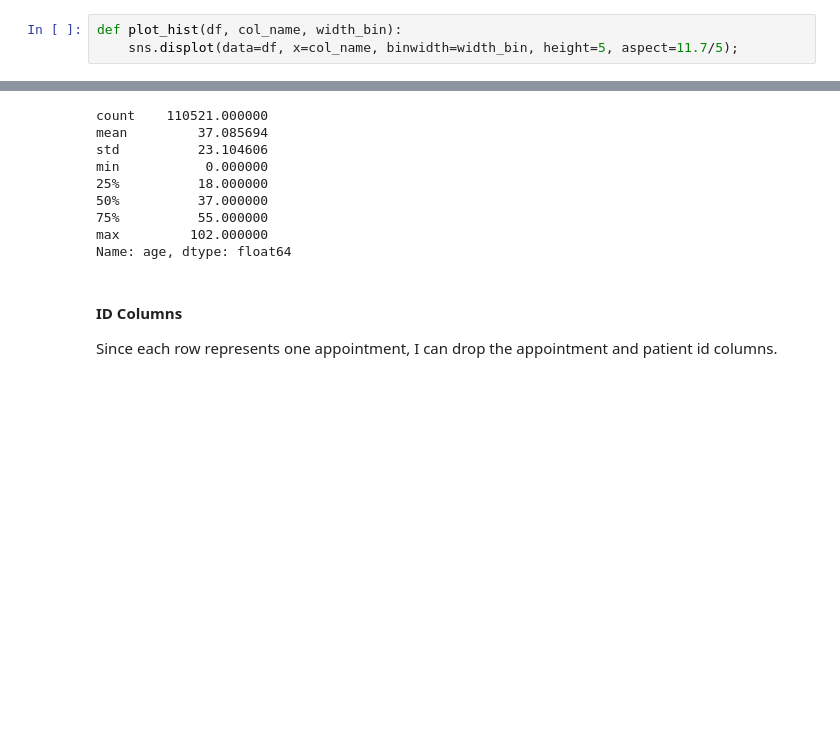
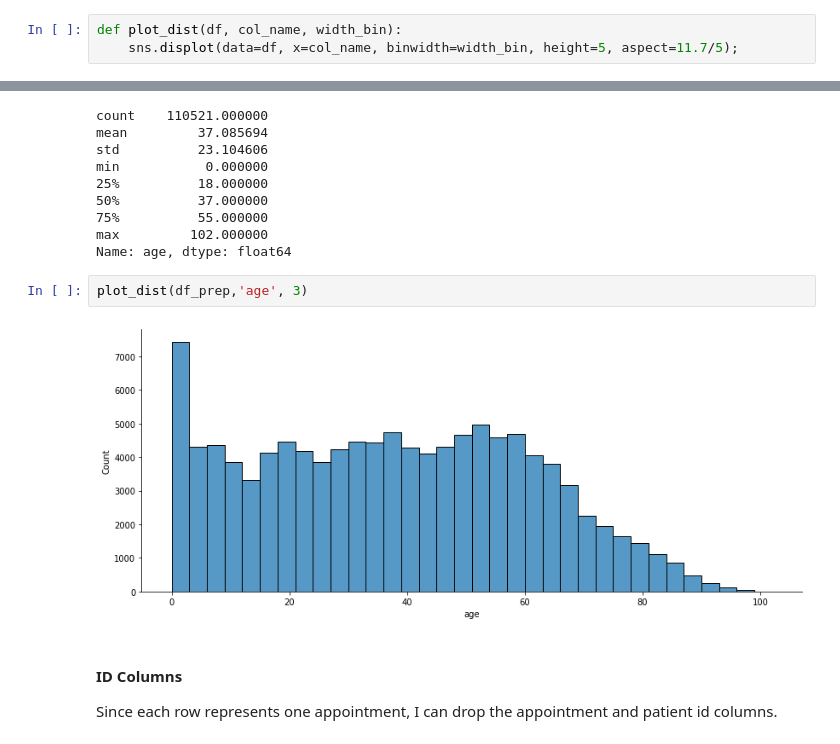
Before and after one commit to afbowman/UnsupervisedLearning, a Jupyter notebook: Capstone_Project.ipynb, the cells around one changed output, grey strips where cells are left out. Saved outputs shown, nothing was run; the diff lists cells and outputs as text; blank space fills up the shorter version.

```diff
--- a/Capstone_Project.ipynb
+++ b/Capstone_Project.ipynb
@@ -194,7 +198,7 @@ dup_pts.sort_values('PatientId')
 # %%
 prev_ns = []
 # %%
-def plot_hist(df, col_name, width_bin):
+def plot_dist(df, col_name, width_bin):
     sns.displot(data=df, x=col_name, binwidth=width_bin, height=5, aspect=11.7/5);
 # %% [markdown]
 <a id='clean'></a>
@@ -294,6 +298,10 @@ min           0.000000
 75%          55.000000
 max         102.000000
 Name: age, dtype: float64
+# %%
+plot_dist(df_prep,'age', 3)
+# %% [output]
+[figure, added]
 # %% [markdown]
 #### ID Columns
 Since each row represents one appointment, I can drop the appointment and patient id columns.
```
Also changed, not shown: parts of 41 cells of this notebook.
